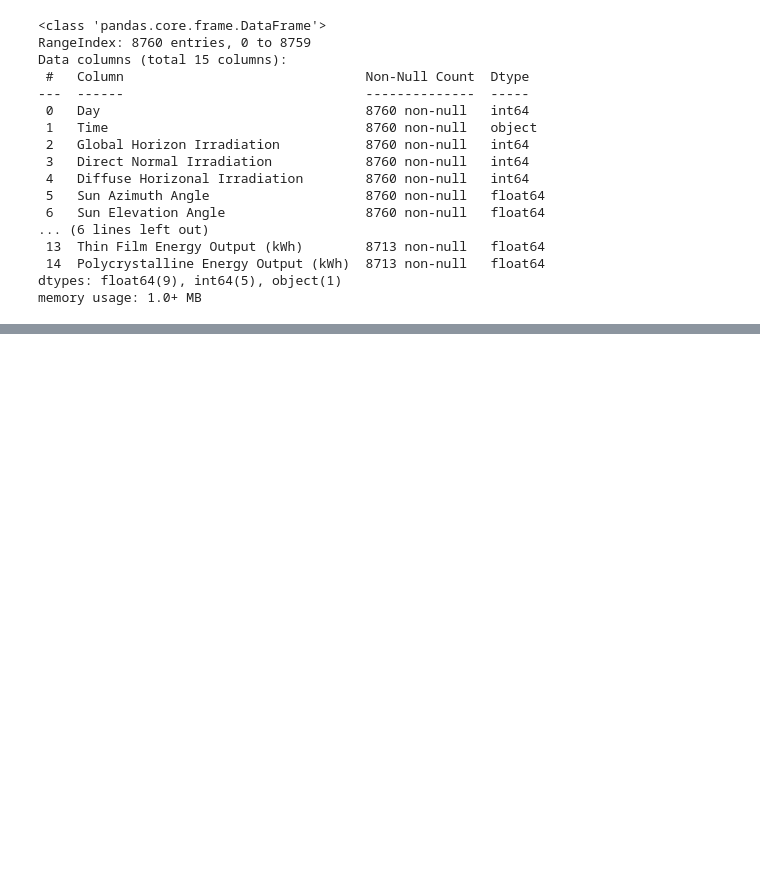
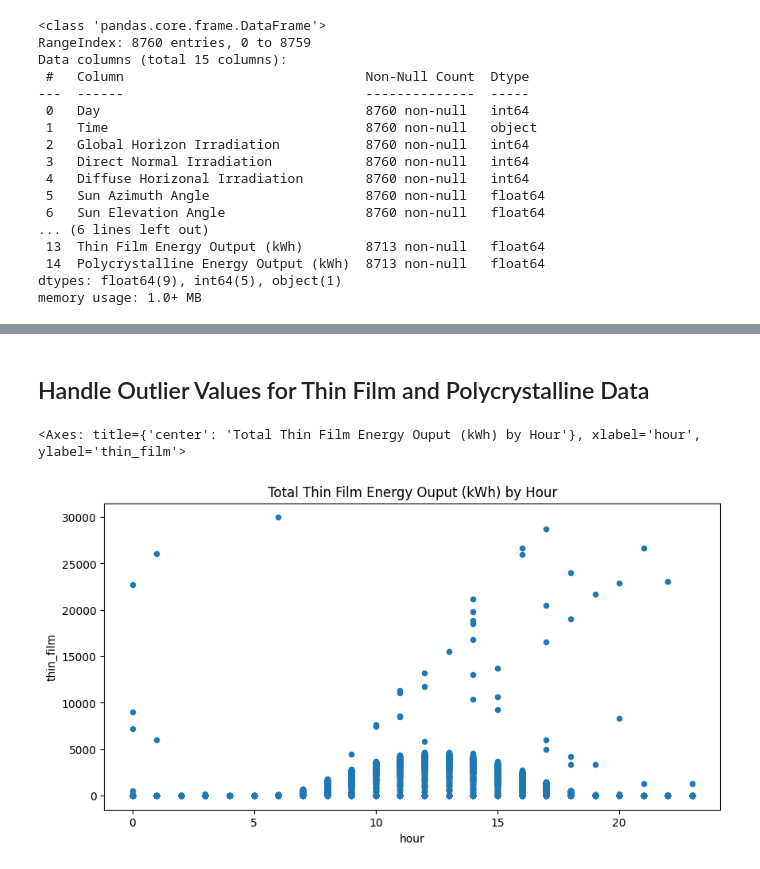
Before and after one commit to alialmulla97/PV-Energy-Output-Regression, a Jupyter notebook: PV_Energy_Predictor.ipynb, the cells around one changed output, grey strips where cells are left out. Saved outputs shown, nothing was run; the diff lists cells and outputs as text; code cells hidden in the pictures; blank space fills up the shorter version.

```diff
--- a/PV_Energy_Predictor.ipynb
+++ b/PV_Energy_Predictor.ipynb
@@ -130,0 +136,42 @@ energy.loc[energy["sun_elevation_angle"] < 0, ["thin_film_energy", "polycrystall
+# %%
+# Convert "day" column to Datetime
+energy["date"] = pd.to_datetime(energy["day_of_year"], origin = "2022-01-01", unit = "D")
+
+# Extract day, month, and year
+energy["day"] = energy["date"].dt.day
+energy["week"] = energy["date"].dt.isocalendar().week
+energy["month"] = energy["date"].dt.month
+energy["year"] = energy["date"].dt.year
+
+# Drop the intermediate "date" column
+energy.drop(columns = ["date"], inplace=True)
+
+# Shifting columns
+col = energy.pop("day")
+energy.insert(1,"day",col)
+
+col = energy.pop("week")
+energy.insert(2,"week",col)
+
+col = energy.pop("month")
+energy.insert(3,"month",col)
+
+col = energy.pop("year")
+energy.insert(4,"year",col)
+# %%
+# Convert "time" column to Datetime
+energy["time"] = pd.to_datetime(energy["time"])
+
+# Extract hour and minute
+energy["hour"] = energy["time"].dt.hour
+energy["minute"] = energy["time"].dt.minute
+
+# Drop the intermediate "time" column
+energy.drop(columns = ["time"], inplace=True)
+
+# Shifting column
+col = energy.pop("hour")
+energy.insert(5,"hour",col)
+
+col = energy.pop("minute")
+energy.insert(6,"minute",col)
@@ -130,0 +183,8 @@ energy.loc[energy["sun_elevation_angle"] < 0, ["thin_film_energy", "polycrystall
+# %% [markdown]
+## Handle Outlier Values for Thin Film and Polycrystalline Data
+# %%
+# Scatter plot for Total Thin Film Energy Output (kWh) by Hour
+energy.plot(kind = "scatter", x = "hour", y = "thin_film", title = "Total Thin Film Energy Ouput (kWh) by Hour", figsize = (10, 5))
+# %% [output]
+<Axes: title={'center': 'Total Thin Film Energy Ouput (kWh) by Hour'}, xlabel='hour', ylabel='thin_film'>
+[figure, added]
```
Also changed, not shown: parts of 26 cells of this notebook.
